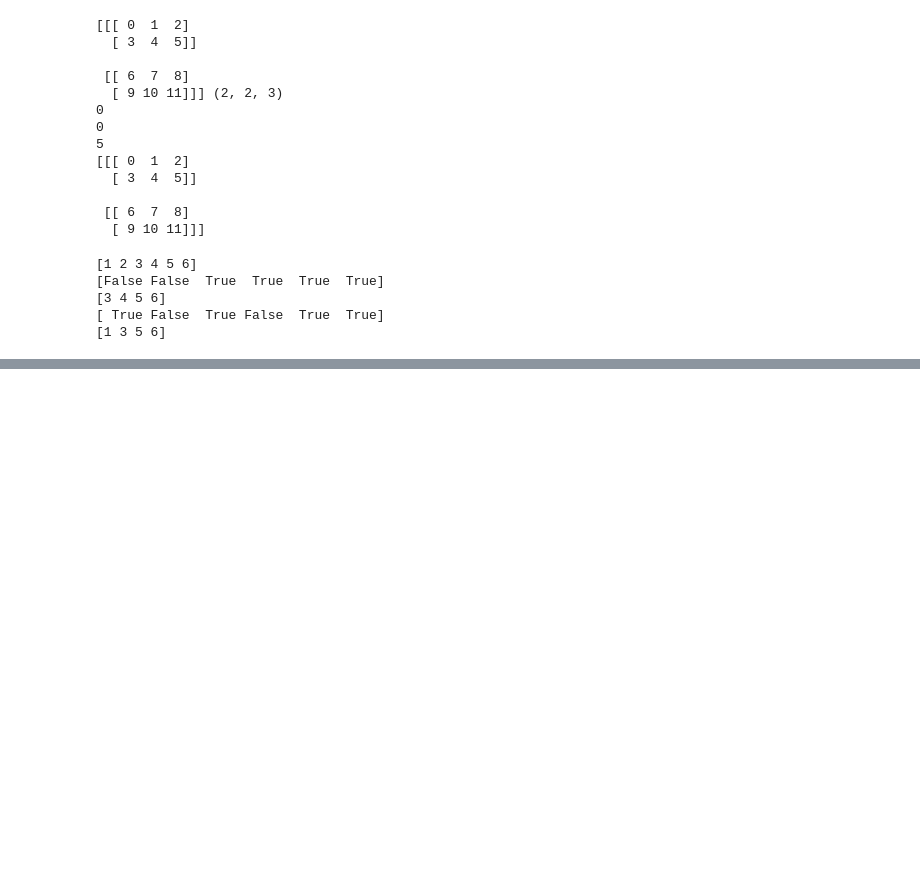
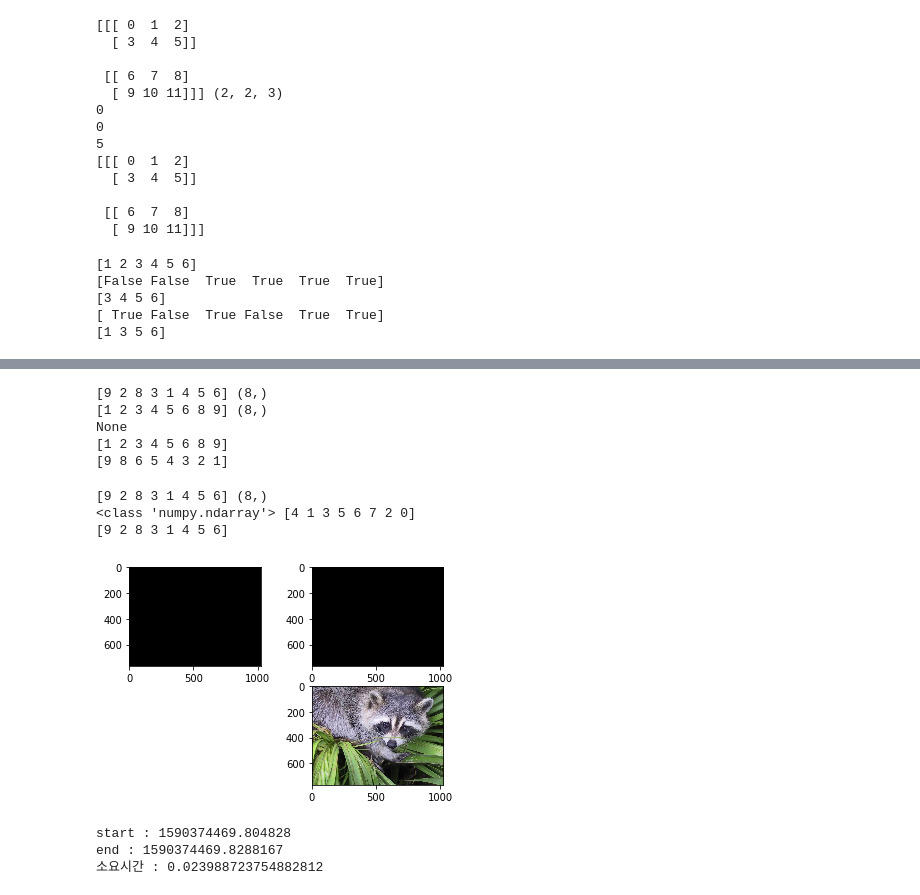
Before and after one commit to Yo0oN/AI_Innovation_Square, a Jupyter notebook: pythonModule/numpy_basic.ipynb, the cells around one changed output, grey strips where cells are left out. Cells and saved outputs as stored; diff of their text form; code cells hidden in the pictures; blank space fills up the shorter version.

```diff
--- a/pythonModule/numpy_basic.ipynb
+++ b/pythonModule/numpy_basic.ipynb
@@ -237,0 +382,79 @@ print(a[boolean_index])
+# %%
+# sort() 함수
+a = np.array([9, 2, 8, 3, 1, 4, 5, 6])
+print(a, a.shape)
+b = np.sort(a)
+print(b, b.shape)
+c = a.sort()
+print(c)
+print(a)
+d = np.sort(a)[::-1] # 내림차순 : 오름차순 정렬 후 사용해야 한다.
+print(d)
+# %% [output]
+[9 2 8 3 1 4 5 6] (8,)
+[1 2 3 4 5 6 8 9] (8,)
+None
+[1 2 3 4 5 6 8 9]
+[9 8 6 5 4 3 2 1]
+# %%
+# argsort() 함수 sort 된 후 해당 값이 원래 있던곳의 인덱스를 알려준다.
+a = np.array([9, 2, 8, 3, 1, 4, 5, 6])
+print(a, a.shape)
+
+sort_index = np.argsort(a)
+print(type(sort_index), sort_index)
+print(a)
+# %% [output]
+[9 2 8 3 1 4 5 6] (8,)
+<class 'numpy.ndarray'> [4 1 3 5 6 7 2 0]
+[9 2 8 3 1 4 5 6]
+# %%
+# view : 원본 객체와 메모리를 공유하는 사본
+# copy : 원본 객체와 다른 별도의 메모리를 사용하는 사본
+import scipy.misc
+import matplotlib.pyplot as plt # 그림그래프를 그려줌. 시각화
+
+face = scipy.misc.face() # Read Only 용
+face2 = face.copy() # 별도의 메모리에 사본을 생성
+
+f_view = face2.view()
+f_copy = face.copy()
+
+# print(type(face)) # ndarray
+# print(face.shape) #(768, 1024, 3) (y, x, rgb)
+# print(face.nbytes/1024) # 2.3 mega
+# print(face)
+# f_copy.flat = 0 # copy본이기 때문에 원본과 view에는 변화가 없음
+# flat : rgb 값을 뜻함
+f_view.flat = 0 # view를 변경했기때문에 메모리를 공유하는 원본도 변화가 생김
+
+plt.subplot(2, 2, 1) # 화면을 분할하여 출력, 2 * 2 = 4 개의 그래프로, 1번째 위치
+plt.imshow(face2) # 사진을 그래프로 출력
+
+plt.subplot(2, 2, 2) # 화면을 분할하여 출력, 2 * 2 = 4 개의 그래프로, 1번째 위치
+plt.imshow(f_view) # 사진을 그래프로 출력
+
+plt.subplot(2, 2, 4) # 화면을 분할하여 출력, 2 * 2 = 4 개의 그래프로, 4번째 위치
+plt.imshow(f_copy) # 사진을 그래프로 출력
+
+plt.show() # 윈도우 새 프래임 창에 그래프 전체를 띄운다.
+# %% [output]
+[figure, added]
+# %%
+# 실습과제
+import time
+start = time.time()
+print('start :', start)
+total = 0
+
+for k in range(100000) :
+    total += k * 100
+
+end = time.time()
+print('end :', end)
+
+print('소요시간 :', end - start)
+# %% [output]
+start : 1590374469.804828
+end : 1590374469.8288167
+소요시간 : 0.023988723754882812
```
Also changed, not shown: parts of 32 cells of this notebook, 1 other file.
